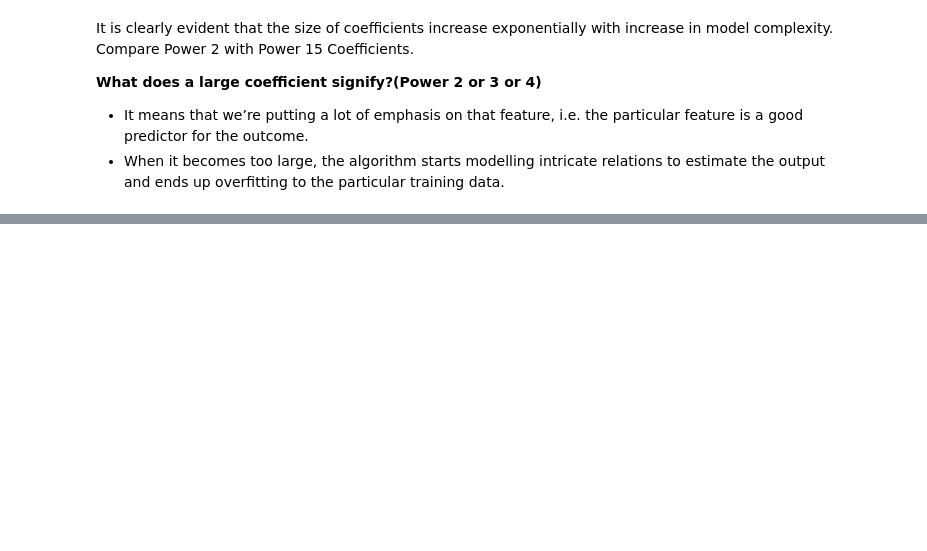
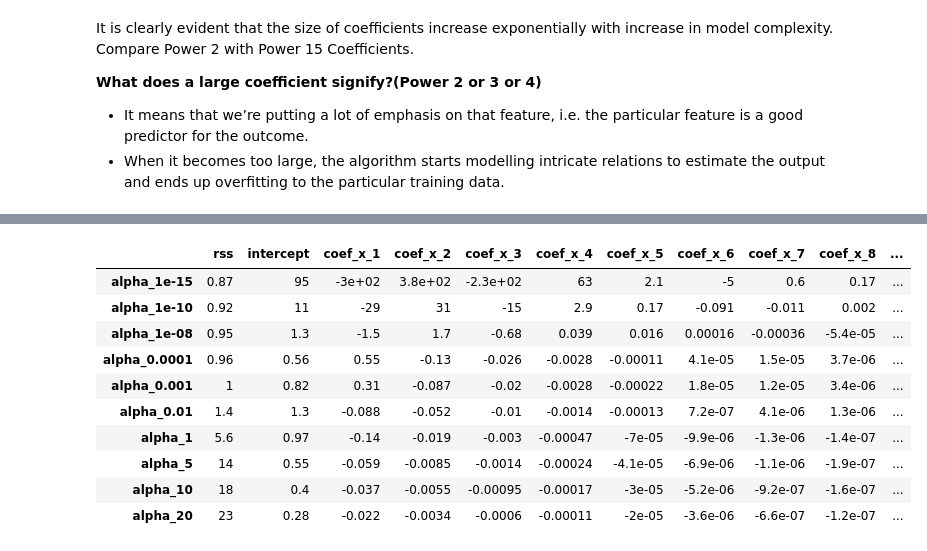
Before and after one commit to sandipanpaul21/Logistic-regression-in-python, a Jupyter notebook: 13_LR_Regularization.ipynb, the cells around one changed output, grey strips where cells are left out. Saved outputs shown, nothing was run; the diff lists cells and outputs as text; code cells hidden in the pictures; blank space fills up the shorter version.

```diff
--- a/13_LR_Regularization.ipynb
+++ b/13_LR_Regularization.ipynb
@@ -163,0 +238,16 @@ It is clearly evident that the size of coefficients increase exponentially with
+# %%
+#Set the display format to be scientific for ease of analysis
+pd.options.display.float_format = '{:,.2g}'.format
+coef_matrix_ridge
+# %% [output]
+|  | rss | intercept | coef_x_1 | coef_x_2 | coef_x_3 | coef_x_4 | coef_x_5 | coef_x_6 | coef_x_7 | coef_x_8 | ... |
+| alpha_1e-15 | 0.87 | 95 | -3e+02 | 3.8e+02 | -2.3e+02 | 63 | 2.1 | -5 | 0.6 | 0.17 | ... |
+| alpha_1e-10 | 0.92 | 11 | -29 | 31 | -15 | 2.9 | 0.17 | -0.091 | -0.011 | 0.002 | ... |
+| alpha_1e-08 | 0.95 | 1.3 | -1.5 | 1.7 | -0.68 | 0.039 | 0.016 | 0.00016 | -0.00036 | -5.4e-05 | ... |
+| alpha_0.0001 | 0.96 | 0.56 | 0.55 | -0.13 | -0.026 | -0.0028 | -0.00011 | 4.1e-05 | 1.5e-05 | 3.7e-06 | ... |
+| alpha_0.001 | 1 | 0.82 | 0.31 | -0.087 | -0.02 | -0.0028 | -0.00022 | 1.8e-05 | 1.2e-05 | 3.4e-06 | ... |
+| alpha_0.01 | 1.4 | 1.3 | -0.088 | -0.052 | -0.01 | -0.0014 | -0.00013 | 7.2e-07 | 4.1e-06 | 1.3e-06 | ... |
+| alpha_1 | 5.6 | 0.97 | -0.14 | -0.019 | -0.003 | -0.00047 | -7e-05 | -9.9e-06 | -1.3e-06 | -1.4e-07 | ... |
+| alpha_5 | 14 | 0.55 | -0.059 | -0.0085 | -0.0014 | -0.00024 | -4.1e-05 | -6.9e-06 | -1.1e-06 | -1.9e-07 | ... |
+| alpha_10 | 18 | 0.4 | -0.037 | -0.0055 | -0.00095 | -0.00017 | -3e-05 | -5.2e-06 | -9.2e-07 | -1.6e-07 | ... |
+| alpha_20 | 23 | 0.28 | -0.022 | -0.0034 | -0.0006 | -0.00011 | -2e-05 | -3.6e-06 | -6.6e-07 | -1.2e-07 | ... |
```
Also changed, not shown: parts of 12 cells of this notebook.
